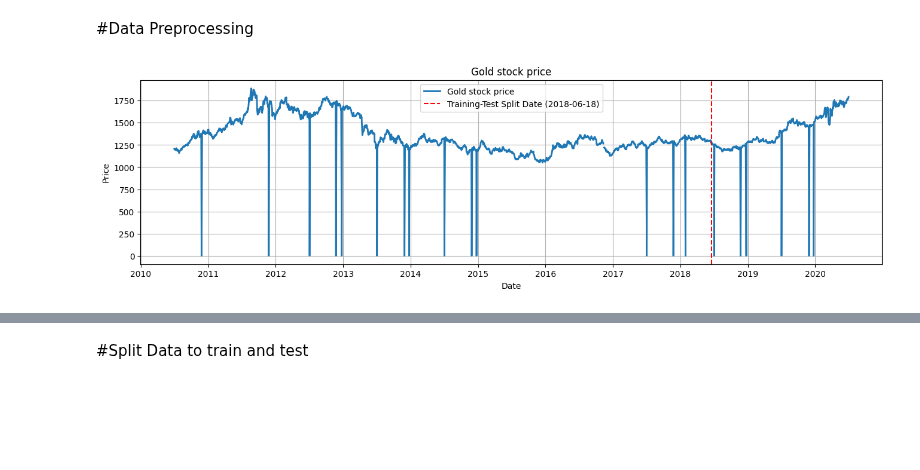
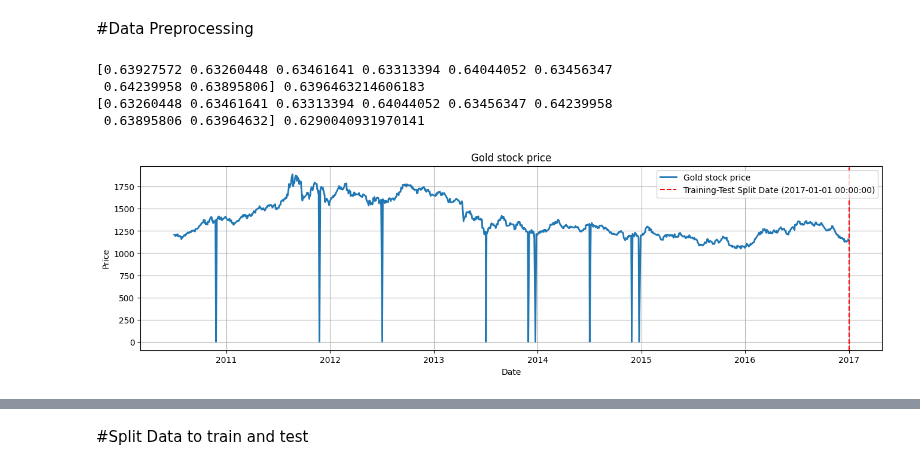
Before and after one commit to ashenJay07/4th-year-DL-assignment, a Jupyter notebook: 2.notebooks/DL_Stock_Price_Time_Series_Prediction_Transformers.ipynb, the cells around one changed output, grey strips where cells are left out. Saved outputs shown, nothing was run; the diff lists cells and outputs as text; code cells hidden in the pictures; blank space fills up the shorter version.

```diff
--- a/2.notebooks/DL_Stock_Price_Time_Series_Prediction_Transformers.ipynb
+++ b/2.notebooks/DL_Stock_Price_Time_Series_Prediction_Transformers.ipynb
@@ -16,31 +20,61 @@ df = pd.read_csv('/content/drive/MyDrive/DATA.csv')
 # %% [markdown]
 #Data Preprocessing
 # %%
+# Rename the columns
 df.columns = ['Date', 'Open', 'High', 'Low', 'Close', 'Volume', 'NASDAQ', 'NYSE', 'S&P 500', 'FTSE100',
               'NIKKI225', 'BSE SENSEX', 'RUSSELL2000', 'HENG SENG', 'SSE', 'Crude Oil', 'Gold', 'VIX',
               'USD index', 'Amazon', 'Google', 'Microsoft']
+
+# Convert the 'Date' column to datetime format
 df['Date'] = pd.to_datetime(df['Date'])
 
-# Section 4: Choose Target Variable
-# Choose 'Gold' as the target variable
+# Section 1: Data Cleaning - Remove Rows with NaN Values
+df.dropna(inplace=True)
+
+# Section 2: Data Preprocessing - Scale the Target Variable (e.g., 'Gold')
+sc = MinMaxScaler(feature_range=(0, 1))
+train_data_scaled = sc.fit_transform(df[['Gold']])  # Assuming 'Gold' is the target variable
+
+# Set the number of timesteps
+timesteps = 8
+
+# Create data sets where each sample has 8 timesteps and 1 output
+x_train = []
+y_train = []
+
+for i in range(timesteps, len(train_data_scaled)):
+    x_train.append(train_data_scaled[i - timesteps:i, 0])
+    y_train.append(train_data_scaled[i, 0])
+
+x_train, y_train = np.array(x_train), np.array(y_train)
+
+# Print the first two samples
+print(x_train[0], y_train[0])
+print(x_train[1], y_train[1])
+
+# Section 3: Choose Target Variable and Date Range
 target = 'Gold'
-
-# Choose Date Range
-# Define training and test date ranges
-train_start_date = datetime(2010, 7, 1).date()
-train_end_date = datetime(2018, 6, 18).date()
+train_start_date = pd.to_datetime(datetime.date(2010, 7, 1))
+train_end_date = pd.to_datetime(datetime.date(2017, 1, 1))
 test_start_date = train_end_date
 
+# Section 4: Filter Data Based on Date Range
+train_data = df[(df['Date'] >= train_start_date) & (df['Date'] <= train_end_date)]
+test_data = df[df['Date'] >= test_start_date]
+
 # Plot Gold Stock Price
-# Plot the Gold stock price with a vertical line indicating the training-test split date
 plt.figure(figsize=(16, 4))
-plt.plot(df['Date'], df[target], label=f'{target} stock price', linewidth=2)
+plt.plot(train_data['Date'], train_data[target], label=f'{target} stock price', linewidth=2)
 plt.axvline(x=train_end_date, color='r', linestyle='--', label=f'Training-Test Split Date ({train_end_date})')
 plt.legend()
 plt.title(f'{target} stock price')
 plt.xlabel('Date')
 plt.ylabel('Price')
 plt.grid(True)
 plt.show()
 # %% [output]
+[0.63927572 0.63260448 0.63461641 0.63313394 0.64044052 0.63456347
+ 0.64239958 0.63895806] 0.6396463214606183
+[0.63260448 0.63461641 0.63313394 0.64044052 0.63456347 0.64239958
+ 0.63895806 0.63964632] 0.6290040931970141
-[figure, old version]
+[figure, new version]
```
Also changed, not shown: parts of 9 cells of this notebook.
